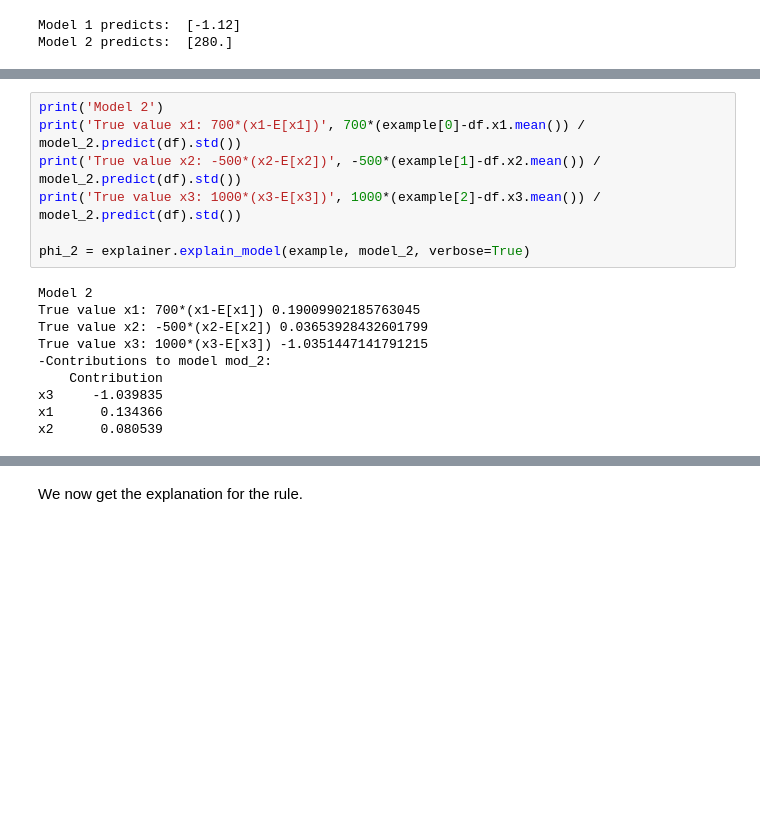
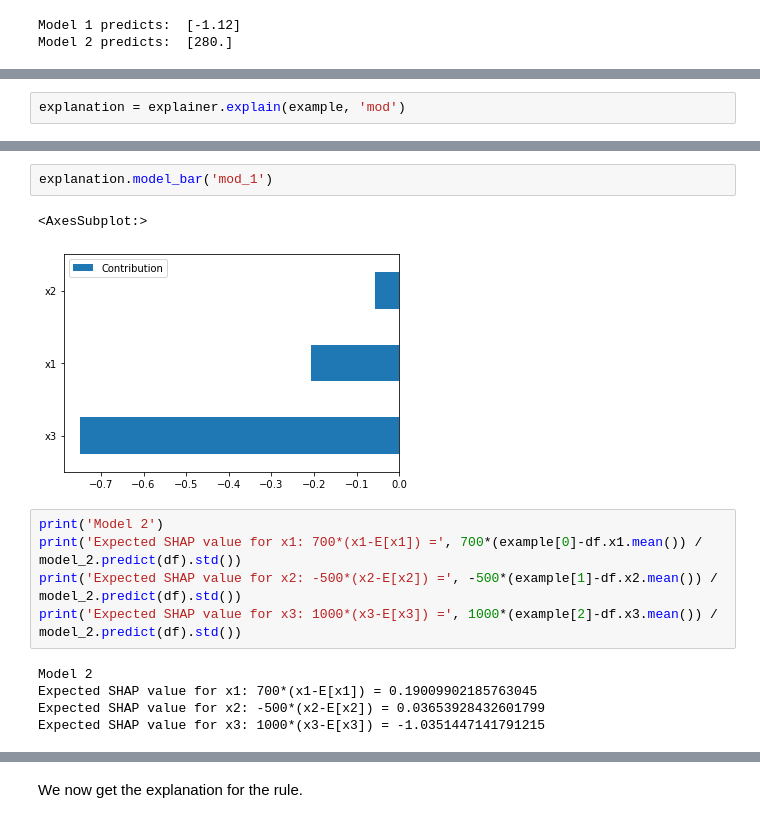
Before and after one commit to gianluigilopardo/smace, a Jupyter notebook: evaluation/hybrid_case1.ipynb, the cells around one changed output, grey strips where cells are left out. Drawn from its saved outputs; the diff is of its cells as text; blank space fills up the shorter version.

Commit message:
added bar plot

```diff
--- a/evaluation/hybrid_case1.ipynb
+++ b/evaluation/hybrid_case1.ipynb
@@ -100,0 +102,2 @@ Let us start by applying SHAP to explain the models.
+# %%
+explanation = explainer.explain(example, 'mod')
@@ -118,17 +123,15 @@ x2     -0.057954
+# %%
+explanation.model_bar('mod_1')
+# %% [output]
+<AxesSubplot:>
+[figure, added]
 # %%
 print('Model 2')
-print('True value x1: 700*(x1-E[x1])', 700*(example[0]-df.x1.mean()) / model_2.predict(df).std())
-print('True value x2: -500*(x2-E[x2])', -500*(example[1]-df.x2.mean()) / model_2.predict(df).std())
-print('True value x3: 1000*(x3-E[x3])', 1000*(example[2]-df.x3.mean()) / model_2.predict(df).std())
-
-phi_2 = explainer.explain_model(example, model_2, verbose=True)
+print('Expected SHAP value for x1: 700*(x1-E[x1]) =', 700*(example[0]-df.x1.mean()) / model_2.predict(df).std())
+print('Expected SHAP value for x2: -500*(x2-E[x2]) =', -500*(example[1]-df.x2.mean()) / model_2.predict(df).std())
+print('Expected SHAP value for x3: 1000*(x3-E[x3]) =', 1000*(example[2]-df.x3.mean()) / model_2.predict(df).std())
 # %% [output]
 Model 2
-True value x1: 700*(x1-E[x1]) 0.19009902185763045
-True value x2: -500*(x2-E[x2]) 0.03653928432601799
-True value x3: 1000*(x3-E[x3]) -1.0351447141791215
--Contributions to model mod_2:
-    Contribution
-x3     -1.039835
-x1      0.134366
-x2      0.080539
+Expected SHAP value for x1: 700*(x1-E[x1]) = 0.19009902185763045
+Expected SHAP value for x2: -500*(x2-E[x2]) = 0.03653928432601799
+Expected SHAP value for x3: 1000*(x3-E[x3]) = -1.0351447141791215
```
Also changed, not shown: parts of 10 cells of this notebook, 3 other files.
